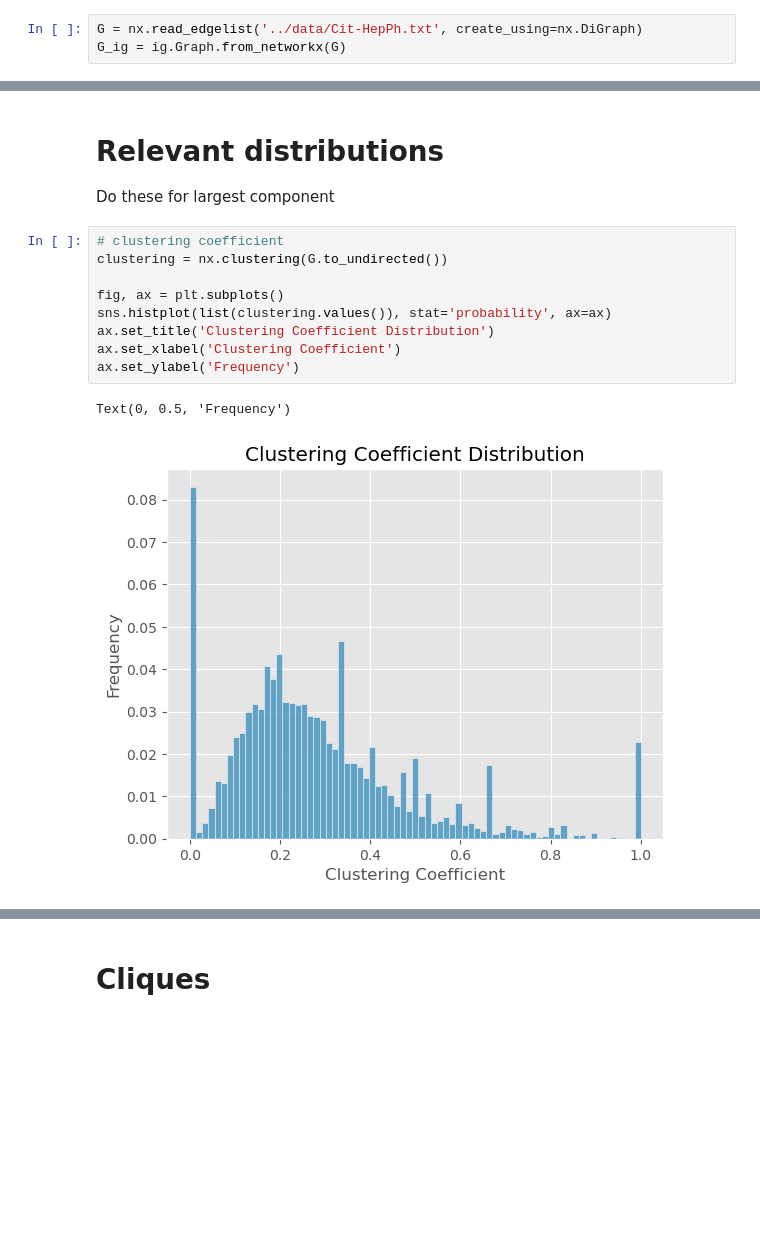
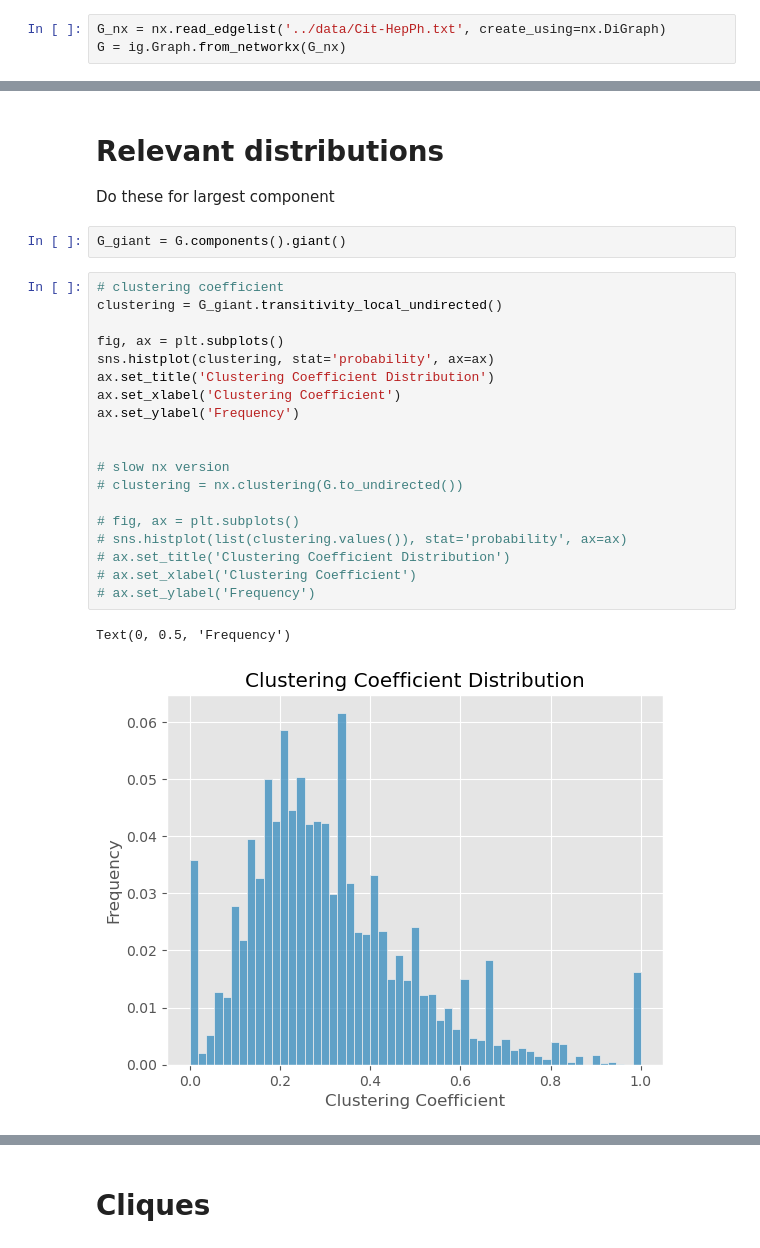
Before and after one commit to Marcus-Friis/research-project, a Jupyter notebook: notebooks/dataanalysis.ipynb, the cells around one changed output, grey strips where cells are left out. Cells and saved outputs as stored; diff of their text form; blank space fills up the shorter version.

```diff
--- a/notebooks/dataanalysis.ipynb
+++ b/notebooks/dataanalysis.ipynb
@@ -7,8 +7,8 @@ import matplotlib.pyplot as plt
 import seaborn as sns
 plt.style.use('ggplot')
 # %%
-G = nx.read_edgelist('../data/Cit-HepPh.txt', create_using=nx.DiGraph)
-G_ig = ig.Graph.from_networkx(G)
+G_nx = nx.read_edgelist('../data/Cit-HepPh.txt', create_using=nx.DiGraph)
+G = ig.Graph.from_networkx(G_nx)
 # %% [markdown]
 # Graph properties
 # %%
@@ -123,17 +123,29 @@ Text(0, 0.5, 'out-degree')
 # %% [markdown]
 # Relevant distributions
 Do these for largest component
+# %%
+G_giant = G.components().giant()
 # %%
 # clustering coefficient
-clustering = nx.clustering(G.to_undirected())
+clustering = G_giant.transitivity_local_undirected()
 
 fig, ax = plt.subplots()
-sns.histplot(list(clustering.values()), stat='probability', ax=ax)
+sns.histplot(clustering, stat='probability', ax=ax)
 ax.set_title('Clustering Coefficient Distribution')
 ax.set_xlabel('Clustering Coefficient')
 ax.set_ylabel('Frequency')
+
+
+# slow nx version
+# clustering = nx.clustering(G.to_undirected())
+
+# fig, ax = plt.subplots()
+# sns.histplot(list(clustering.values()), stat='probability', ax=ax)
+# ax.set_title('Clustering Coefficient Distribution')
+# ax.set_xlabel('Clustering Coefficient')
+# ax.set_ylabel('Frequency')
 # %% [output]
 Text(0, 0.5, 'Frequency')
-[figure, old version]
+[figure, new version]
 # %%
 # betweenness centrality
```
Also changed, not shown: parts of 11 cells of this notebook.
